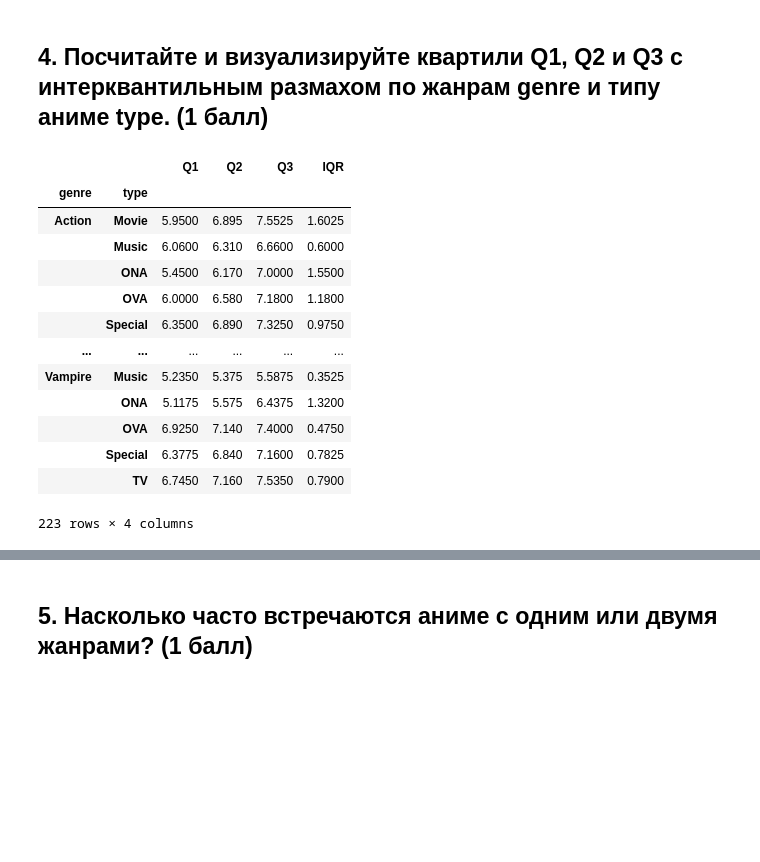
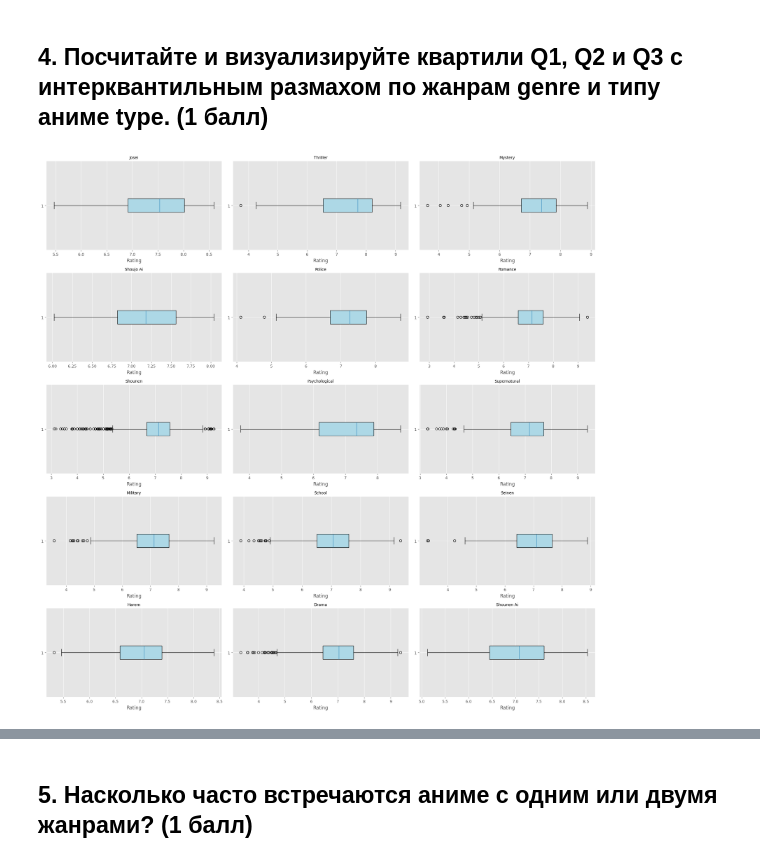
Before and after one commit to Evgenii-Iurin/ITMO, a Jupyter notebook: itmo_math_stat/ITMO_MathStat_HW_1.ipynb, the cells around one changed output, grey strips where cells are left out. Cells and saved outputs as stored; diff of their text form; code cells hidden in the pictures; blank space fills up the shorter version.

```diff
--- a/itmo_math_stat/ITMO_MathStat_HW_1.ipynb
+++ b/itmo_math_stat/ITMO_MathStat_HW_1.ipynb
@@ -190,51 +213,18 @@ plt.show()
 # %% [markdown]
 ## 4. Посчитайте и визуализируйте квартили Q1, Q2 и Q3 с интерквантильным размахом по жанрам genre и типу аниме type. (1 балл)
-# %%
-import pandas as pd
-import matplotlib.pyplot as plt
-import seaborn as sns
-df = raw_df.copy()
-df['genre'] = df['genre'].str.split(', ')
-df_exploded = df.explode('genre')
-
-# Step 2: Group by 'genre' and 'type', then calculate quartiles and IQR
-quartiles = df_exploded.groupby(['genre', 'type'])['rating'].quantile([0.25, 0.5, 0.75]).unstack()
-# # Renaming columns for clarity
-quartiles.columns = ['Q1', 'Q2', 'Q3']
-
-# # Calculate IQR
-quartiles['IQR'] = quartiles['Q3'] - quartiles['Q1']
-quartiles
-
-# # Step 3: Reset index to get a flat DataFrame for easier visualization
-# quartiles = quartiles.reset_index()
-
-# # Step 4: Visualization using a boxplot for ratings by genre and type
-plt.figure(figsize=(12, 8))
-
-# # Seaborn boxplot showing distribution of ratings for each genre and type
-# sns.boxplot(x='genre', y='rating', hue='type', data=df_exploded)
-
-# # Add title and labels
-# plt.title('Quartiles and IQR of Ratings by Genre and Type')
-# plt.xlabel('Genre')
-# plt.ylabel('Rating')
-# plt.xticks(rotation=90)
-
-# plt.tight_layout()
-# plt.show()
-# %% [output]
-|  |  | Q1 | Q2 | Q3 | IQR |
-| genre | type |  |  |  |  |
-| Action | Movie | 5.9500 | 6.895 | 7.5525 | 1.6025 |
-|  | Music | 6.0600 | 6.310 | 6.6600 | 0.6000 |
-|  | ONA | 5.4500 | 6.170 | 7.0000 | 1.5500 |
-|  | OVA | 6.0000 | 6.580 | 7.1800 | 1.1800 |
-|  | Special | 6.3500 | 6.890 | 7.3250 | 0.9750 |
-| ... | ... | ... | ... | ... | ... |
-| Vampire | Music | 5.2350 | 5.375 | 5.5875 | 0.3525 |
-|  | ONA | 5.1175 | 5.575 | 6.4375 | 1.3200 |
-|  | OVA | 6.9250 | 7.140 | 7.4000 | 0.4750 |
-|  | Special | 6.3775 | 6.840 | 7.1600 | 0.7825 |
-|  | TV | 6.7450 | 7.160 | 7.5350 | 0.7900 |
-223 rows × 4 columns
+# %%
+# 1. Genre
+fig, axs = plt.subplots(5, 3, figsize=(20, 20))
+axs = axs.ravel()
+
+for idx, genre in enumerate(genres_with_histogram_and_metrics):
+    data = genres_with_histogram_and_metrics[genre]['rating']
+
+    axs[idx].boxplot(data, vert=False, patch_artist=True, boxprops=dict(facecolor='lightblue'))
+    axs[idx].set_title(f'{genre}', fontsize=10)
+
+    axs[idx].set_xlabel('Rating')
+
+plt.tight_layout()
+# %% [output]
+[figure, added]
```
Also changed, not shown: parts of 13 cells of this notebook.
